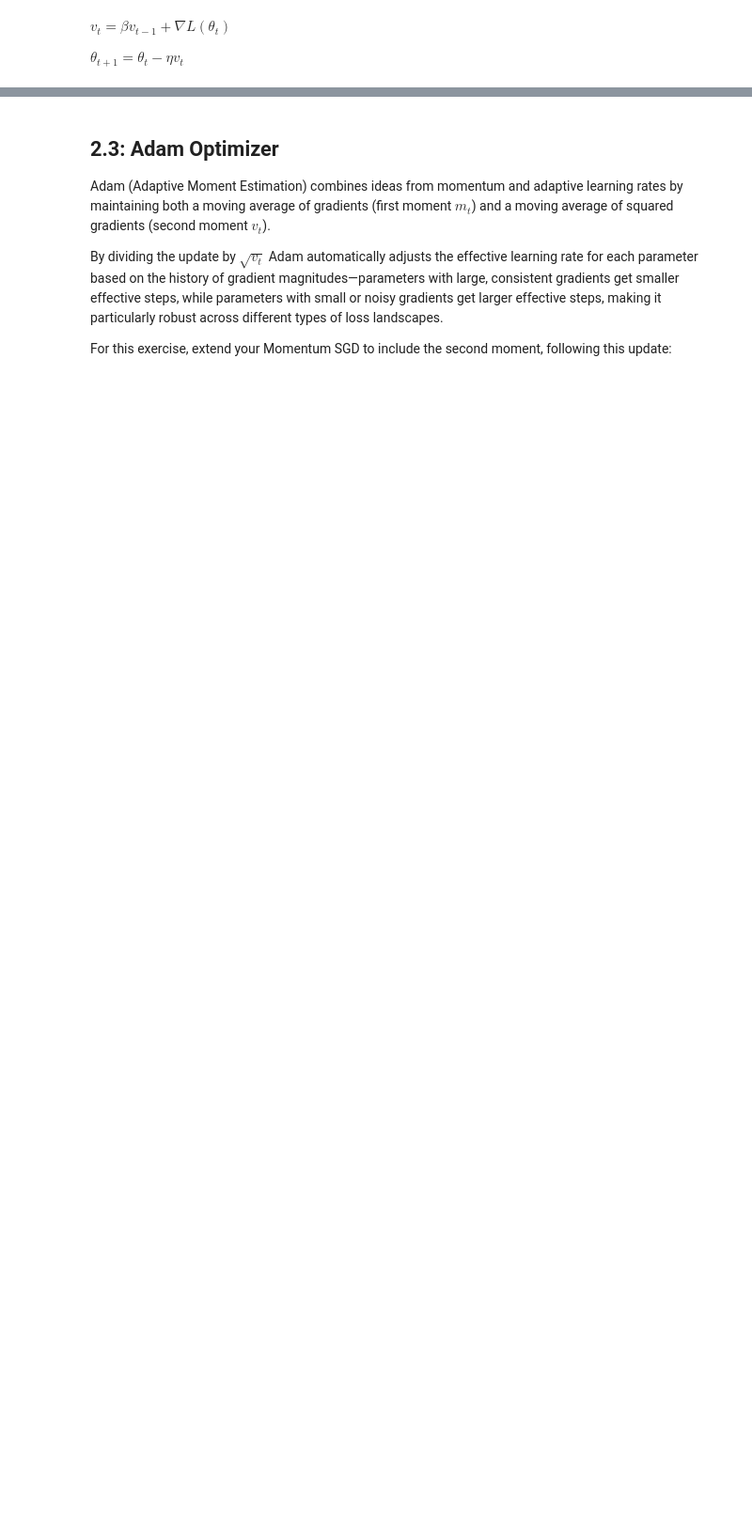
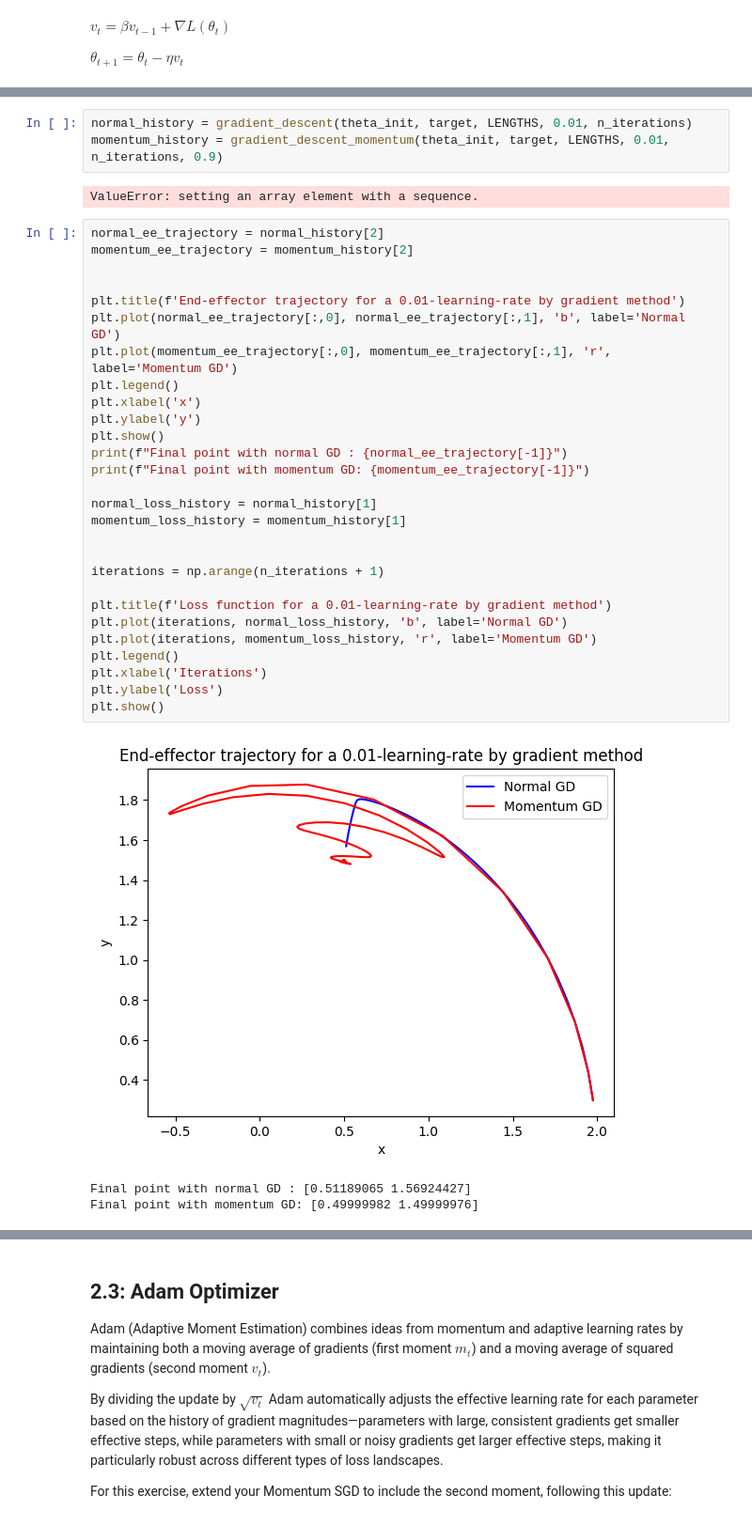
Before and after one commit to AntoninLeSecq/stochastic, a Jupyter notebook: notebooks/control_BE.ipynb, the cells around one changed output, grey strips where cells are left out. Shown: that part at 94% size. Drawn from its saved outputs; the diff is of its cells as text; blank space fills up the shorter version.

```diff
--- a/notebooks/control_BE.ipynb
+++ b/notebooks/control_BE.ipynb
@@ -404,0 +543,37 @@ Q7: Track and plot the magnitude of the velocity vector $||v_t||$ over iteration
+# %%
+normal_history = gradient_descent(theta_init, target, LENGTHS, 0.01, n_iterations)
+momentum_history = gradient_descent_momentum(theta_init, target, LENGTHS, 0.01, n_iterations, 0.9)
+# %% [output]
+ValueError: setting an array element with a sequence.
+# %%
+normal_ee_trajectory = normal_history[2]
+momentum_ee_trajectory = momentum_history[2]
+
+
+plt.title(f'End-effector trajectory for a 0.01-learning-rate by gradient method')
+plt.plot(normal_ee_trajectory[:,0], normal_ee_trajectory[:,1], 'b', label='Normal GD')
+plt.plot(momentum_ee_trajectory[:,0], momentum_ee_trajectory[:,1], 'r', label='Momentum GD')
+plt.legend()
+plt.xlabel('x')
+plt.ylabel('y')
+plt.show()
+print(f"Final point with normal GD : {normal_ee_trajectory[-1]}")
+print(f"Final point with momentum GD: {momentum_ee_trajectory[-1]}")
+
+normal_loss_history = normal_history[1]
+momentum_loss_history = momentum_history[1]
+
+
+iterations = np.arange(n_iterations + 1)
+
+plt.title(f'Loss function for a 0.01-learning-rate by gradient method')
+plt.plot(iterations, normal_loss_history, 'b', label='Normal GD')
+plt.plot(iterations, momentum_loss_history, 'r', label='Momentum GD')
+plt.legend()
+plt.xlabel('Iterations')
+plt.ylabel('Loss')
+plt.show()
+# %% [output]
+[figure, added]
+Final point with normal GD : [0.51189065 1.56924427]
+Final point with momentum GD: [0.49999982 1.49999976]
```
Also changed, not shown: parts of 18 cells of this notebook.
